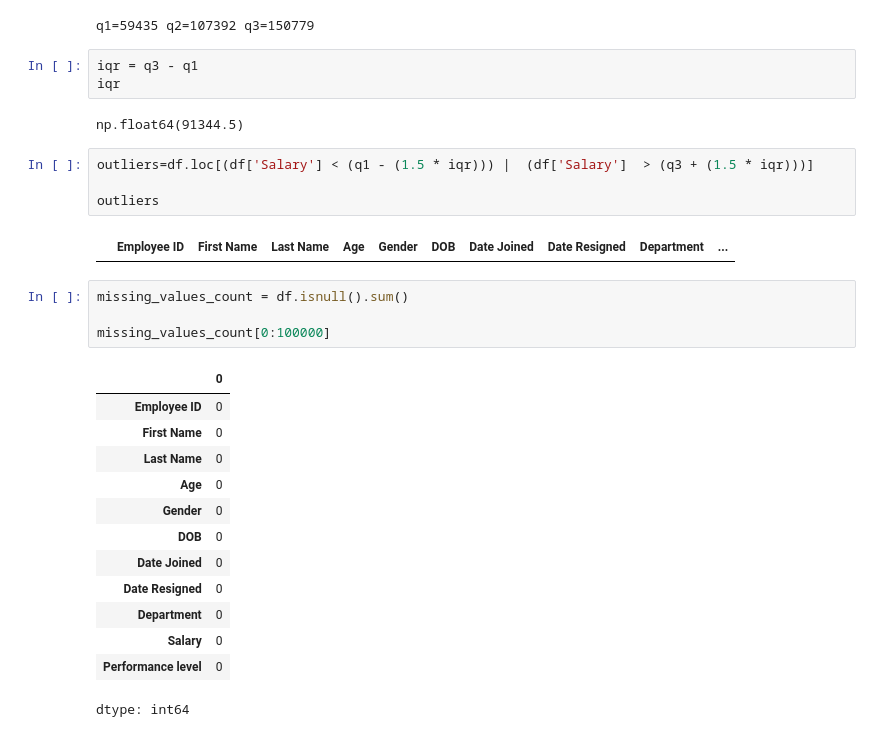
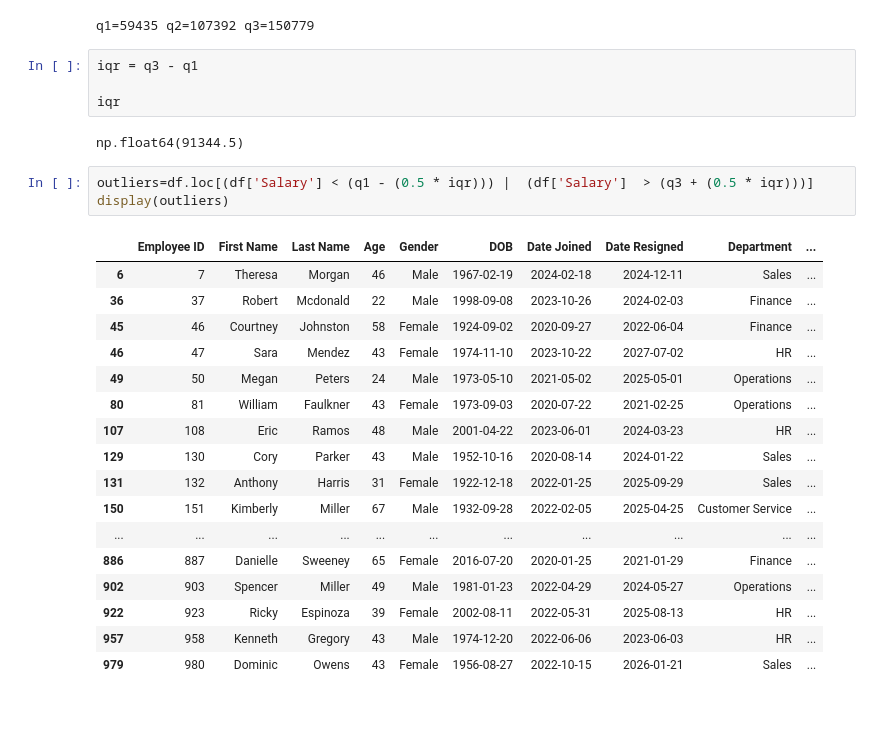
Before and after one commit to Nazar-Popovych/Personal, a Jupyter notebook: Nazar_Popovych.ipynb, the cells around one changed output. Cells and saved outputs as stored; diff of their text form; blank space fills up the shorter version.

```diff
--- a/Nazar_Popovych.ipynb
+++ b/Nazar_Popovych.ipynb
@@ -268,30 +268,28 @@ print("q1=%i q2=%i q3=%i" % (q1, q2, q3))
 q1=59435 q2=107392 q3=150779
 # %%
 iqr = q3 - q1
+
 iqr
 # %% [output]
 np.float64(91344.5)
 # %%
-outliers=df.loc[(df['Salary'] < (q1 - (1.5 * iqr))) |  (df['Salary']  > (q3 + (1.5 * iqr)))]
-
-outliers
+outliers=df.loc[(df['Salary'] < (q1 - (0.5 * iqr))) |  (df['Salary']  > (q3 + (0.5 * iqr)))]
+display(outliers)
 # %% [output]
 |  | Employee ID | First Name | Last Name | Age | Gender | DOB | Date Joined | Date Resigned | Department | ... |
+| 6 | 7 | Theresa | Morgan | 46 | Male | 1967-02-19 | 2024-02-18 | 2024-12-11 | Sales | ... |
+| 36 | 37 | Robert | Mcdonald | 22 | Male | 1998-09-08 | 2023-10-26 | 2024-02-03 | Finance | ... |
+| 45 | 46 | Courtney | Johnston | 58 | Female | 1924-09-02 | 2020-09-27 | 2022-06-04 | Finance | ... |
+| 46 | 47 | Sara | Mendez | 43 | Female | 1974-11-10 | 2023-10-22 | 2027-07-02 | HR | ... |
+| 49 | 50 | Megan | Peters | 24 | Male | 1973-05-10 | 2021-05-02 | 2025-05-01 | Operations | ... |
+| 80 | 81 | William | Faulkner | 43 | Female | 1973-09-03 | 2020-07-22 | 2021-02-25 | Operations | ... |
+| 107 | 108 | Eric | Ramos | 48 | Male | 2001-04-22 | 2023-06-01 | 2024-03-23 | HR | ... |
+| 129 | 130 | Cory | Parker | 43 | Male | 1952-10-16 | 2020-08-14 | 2024-01-22 | Sales | ... |
+| 131 | 132 | Anthony | Harris | 31 | Female | 1922-12-18 | 2022-01-25 | 2025-09-29 | Sales | ... |
+| 150 | 151 | Kimberly | Miller | 67 | Male | 1932-09-28 | 2022-02-05 | 2025-04-25 | Customer Service | ... |
+| ... | ... | ... | ... | ... | ... | ... | ... | ... | ... | ... |
+| 886 | 887 | Danielle | Sweeney | 65 | Female | 2016-07-20 | 2020-01-25 | 2021-01-29 | Finance | ... |
+| 902 | 903 | Spencer | Miller | 49 | Male | 1981-01-23 | 2022-04-29 | 2024-05-27 | Operations | ... |
+| 922 | 923 | Ricky | Espinoza | 39 | Female | 2002-08-11 | 2022-05-31 | 2025-08-13 | HR | ... |
+| 957 | 958 | Kenneth | Gregory | 43 | Male | 1974-12-20 | 2022-06-06 | 2023-06-03 | HR | ... |
+| 979 | 980 | Dominic | Owens | 43 | Female | 1956-08-27 | 2022-10-15 | 2026-01-21 | Sales | ... |
-# %%
-missing_values_count = df.isnull().sum()
-
-missing_values_count[0:100000]
-# %% [output]
-|  | 0 |
-| Employee ID | 0 |
-| First Name | 0 |
-| Last Name | 0 |
-| Age | 0 |
-| Gender | 0 |
-| DOB | 0 |
-| Date Joined | 0 |
-| Date Resigned | 0 |
-| Department | 0 |
-| Salary | 0 |
-| Performance level | 0 |
-dtype: int64
```
Also changed, not shown: parts of 4 cells of this notebook.
